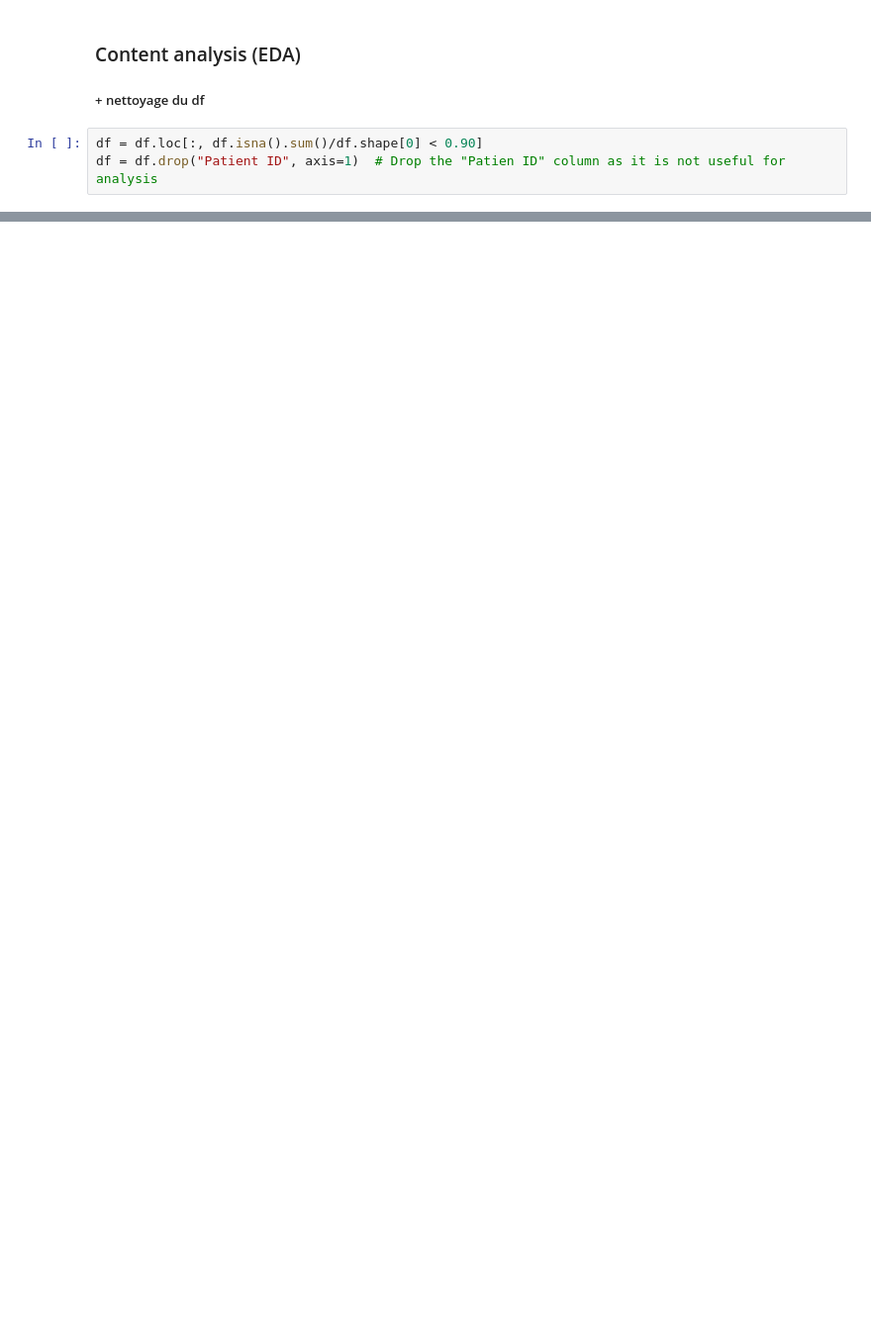
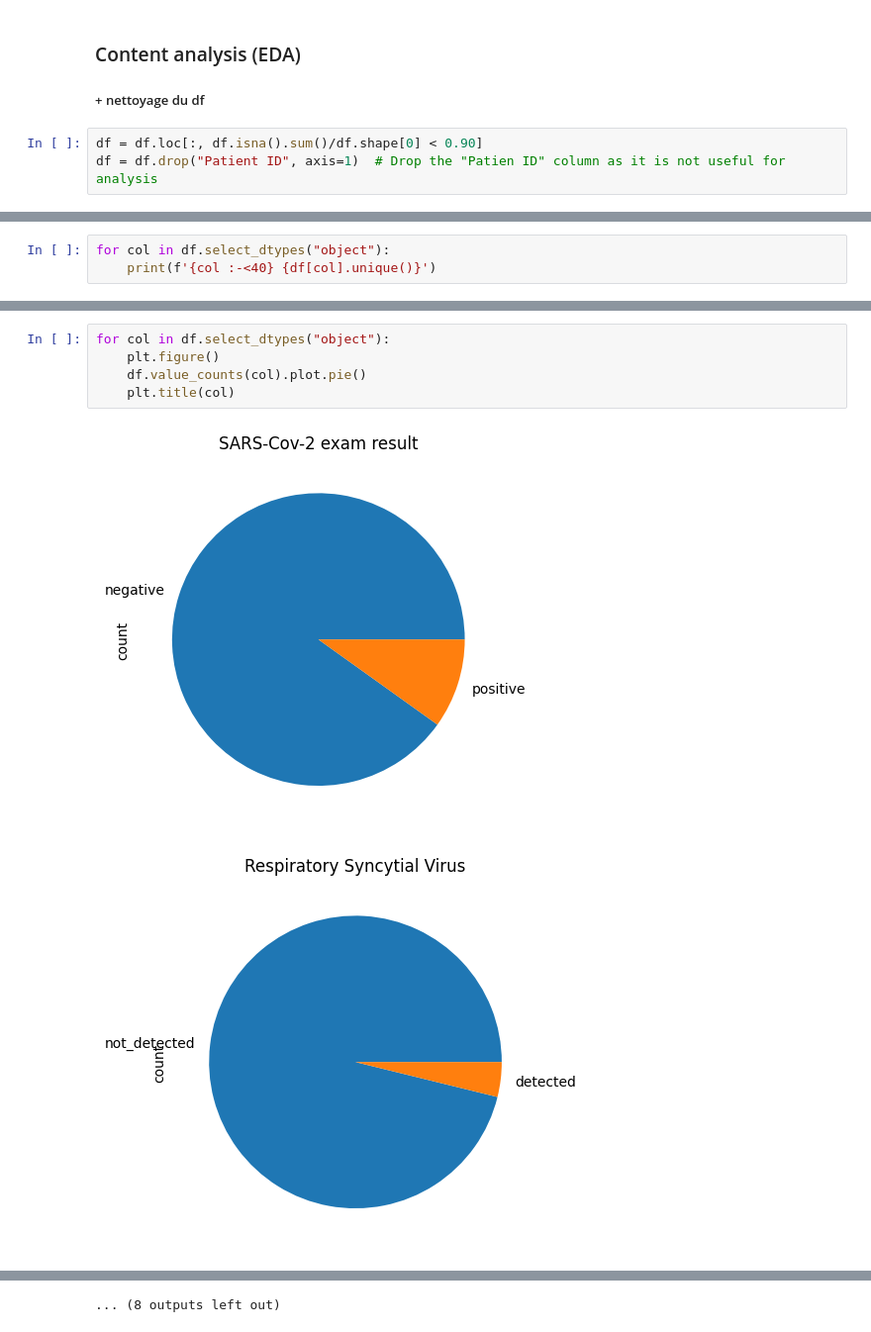
Before and after one commit to Jules-Gossiaux/learn_ML, a Jupyter notebook: final_project/codeCheck.ipynb, the cells around one changed output, grey strips where cells are left out. Shown at 99% size. Cells and saved outputs as stored; diff of their text form; blank space fills up the shorter version.

```diff
--- a/final_project/codeCheck.ipynb
+++ b/final_project/codeCheck.ipynb
@@ -207,0 +231,3 @@ Name: count, dtype: int64
+# %%
+for col in df.select_dtypes("object"):
+    print(f'{col :-<40} {df[col].unique()}')
@@ -207,0 +255,8 @@ Name: count, dtype: int64
+# %%
+for col in df.select_dtypes("object"):
+    plt.figure()
+    df.value_counts(col).plot.pie()
+    plt.title(col)
+# %% [output]
+[figure, added]
+[figure, added]
@@ -207,0 +273 @@ Name: count, dtype: int64
+... (8 outputs left out)
```
Also changed, not shown: parts of 19 cells of this notebook, 1 other file.
